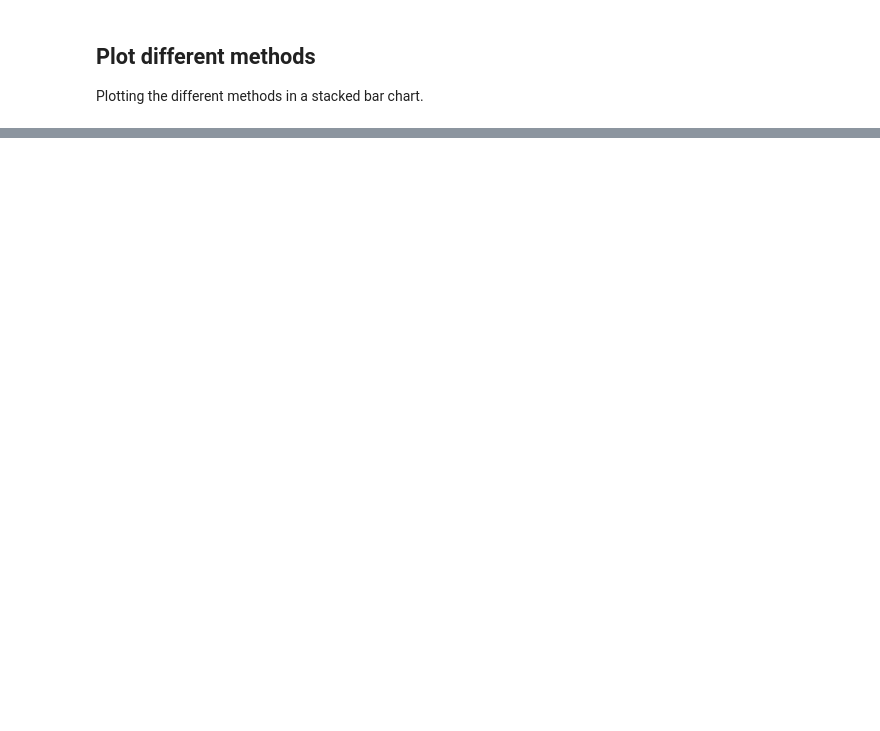
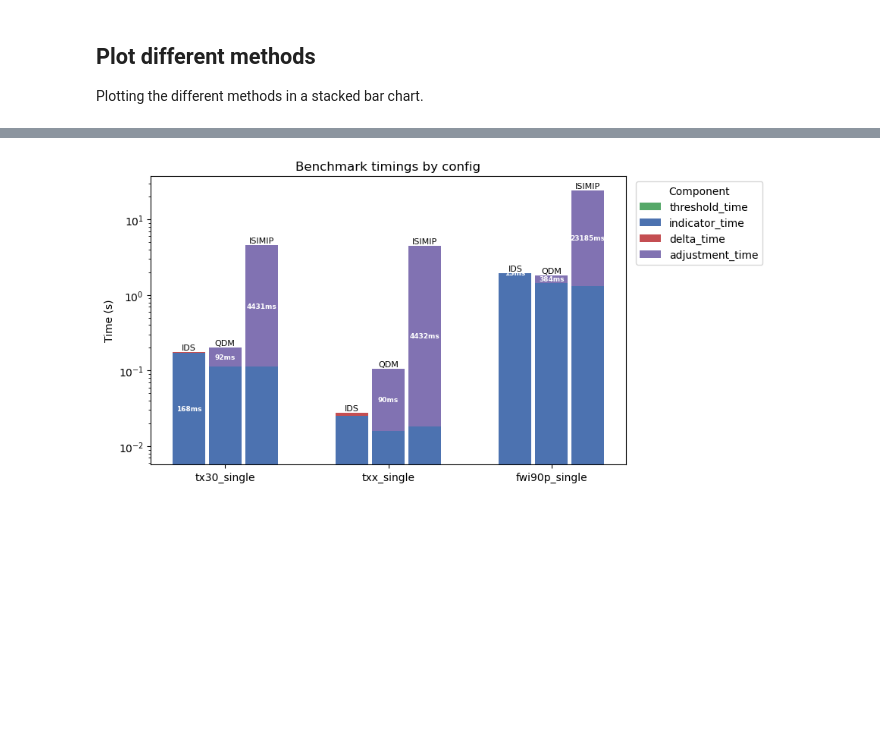
Before and after one commit to Lobelia-Earth/xids, a Jupyter notebook: notebooks/benchmark.ipynb, the cells around one changed output, grey strips where cells are left out. Cells and saved outputs as stored; diff of their text form; code cells hidden in the pictures; blank space fills up the shorter version.

```diff
--- a/notebooks/benchmark.ipynb
+++ b/notebooks/benchmark.ipynb
@@ -456,0 +687,64 @@ plt.show()
+# %%
+import numpy as np
+
+config_names = ["tx30_single", "txx_single", 'fwi90p_single']
+methods = ["IDS", "QDM", "ISIMIP"]
+components = ["threshold_time", "indicator_time", "delta_time", "adjustment_time"]
+colors = ["#55A868", "#4C72B0", "#C44E52", "#8172B2"]
+
+# Load all data
+all_means = {}
+for cn in config_names:
+    ids_d    = pd.read_csv(save_path / f"ids_{cn}.csv")
+    qdm_d    = pd.read_csv(save_path / f"qdm_{cn}.csv")
+    isimip_d = pd.read_csv(save_path / f"isimip_{cn}.csv")
+    all_means[cn] = pd.DataFrame(
+        {
+            "IDS":    [ids_d["threshold_time"].mean(),   ids_d["indicator_time"].mean(),   ids_d["delta_time"].mean(),   0 if 'adjustment_time' not in ids_d.columns else ids_d.adjustment_time.mean(),],
+            "QDM":    [0, qdm_d["indicator_time"].mean(),   0, qdm_d["adjustment_time"].mean()],
+            "ISIMIP": [0, isimip_d["indicator_time"].mean(), 0, isimip_d["adjustment_time"].mean()],
+        },
+        index=components,
+    )
+
+n_groups = len(config_names)
+n_methods = len(methods)
+bar_width = 0.2
+group_gap = 0.3
+group_width = n_methods * bar_width + group_gap
+
+fig, ax = plt.subplots(figsize=(9, 12))
+
+legend_added = set()
+for g_idx, cn in enumerate(config_names):
+    group_center = g_idx * group_width
+    offsets = np.arange(n_methods) * bar_width - (n_methods - 1) * bar_width / 2
+    for m_idx, method in enumerate(methods):
+        x = group_center + offsets[m_idx]
+        bottom = 0
+        for c_idx, component in enumerate(components):
+            value = all_means[cn].loc[component, method]
+            if value > 0:
+                lbl = component if component not in legend_added else "_nolegend_"
+                legend_added.add(component)
+                ax.bar(x, value, bar_width * 0.9, bottom=bottom,
+                       color=colors[c_idx],
+                       label=lbl)
+                ms = value * 1000
+                if ms > 10:
+                    text_y = np.sqrt(max(bottom, 1e-9) * (bottom + value))
+                    ax.text(x, text_y, f"{ms:.0f}ms",
+                            ha="center", va="center", fontsize=6.5, color="white", fontweight="bold")
+                bottom += value
+        ax.text(x, bottom * 1.02, method, ha="center", va="bottom", fontsize=8)
+
+ax.set_ylabel("Time (s)")
+ax.set_title("Benchmark timings by config")
+ax.set_xticks([g * group_width for g in range(n_groups)])
+ax.set_xticklabels(config_names)
+ax.set_yscale("log")
+ax.legend(title="Component", bbox_to_anchor=(1.01, 1), loc="upper left")
+plt.tight_layout()
+plt.show()
+# %% [output]
+[figure, added]
```
Also changed, not shown: parts of 14 cells of this notebook, 1 other file.
